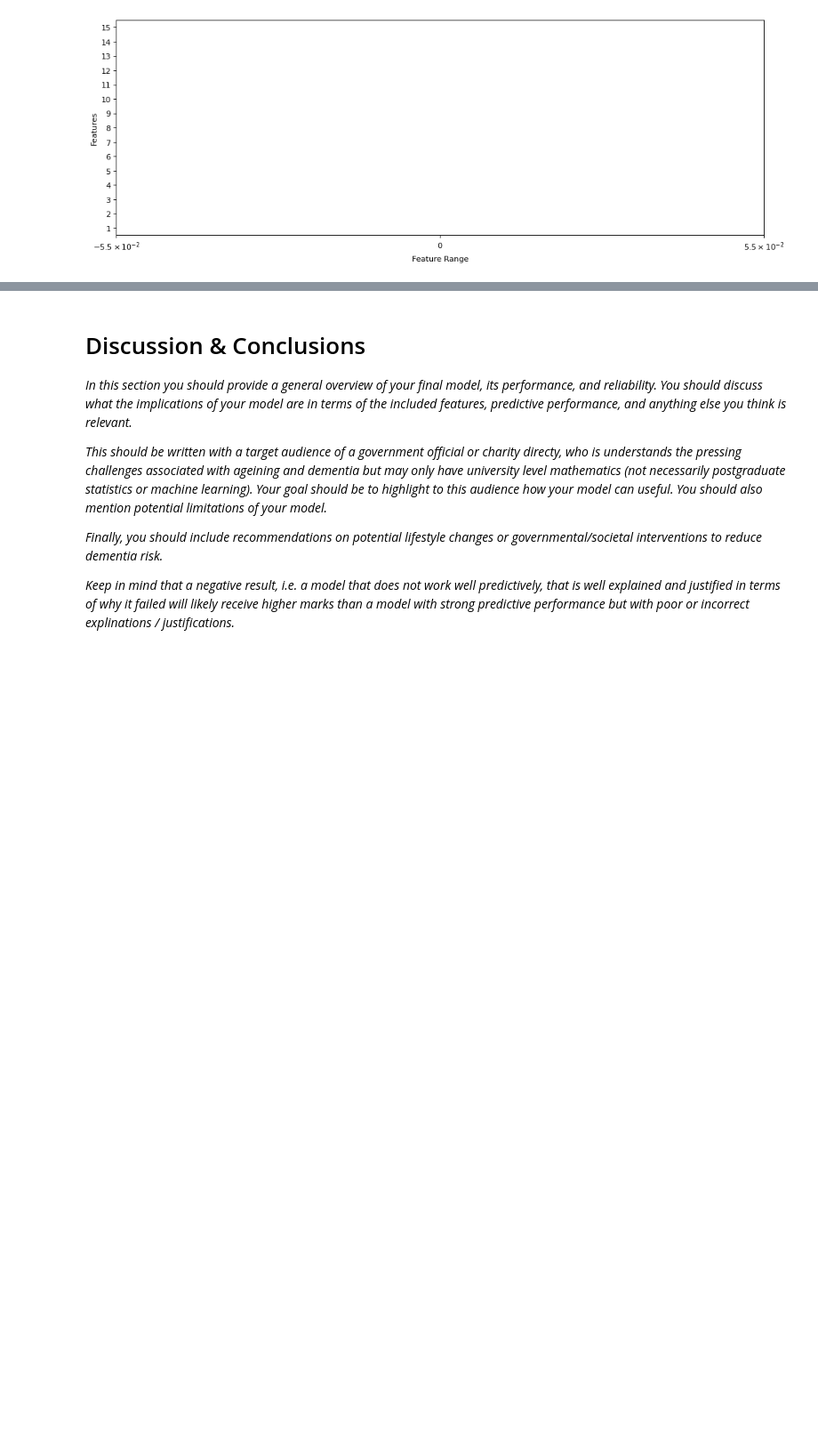
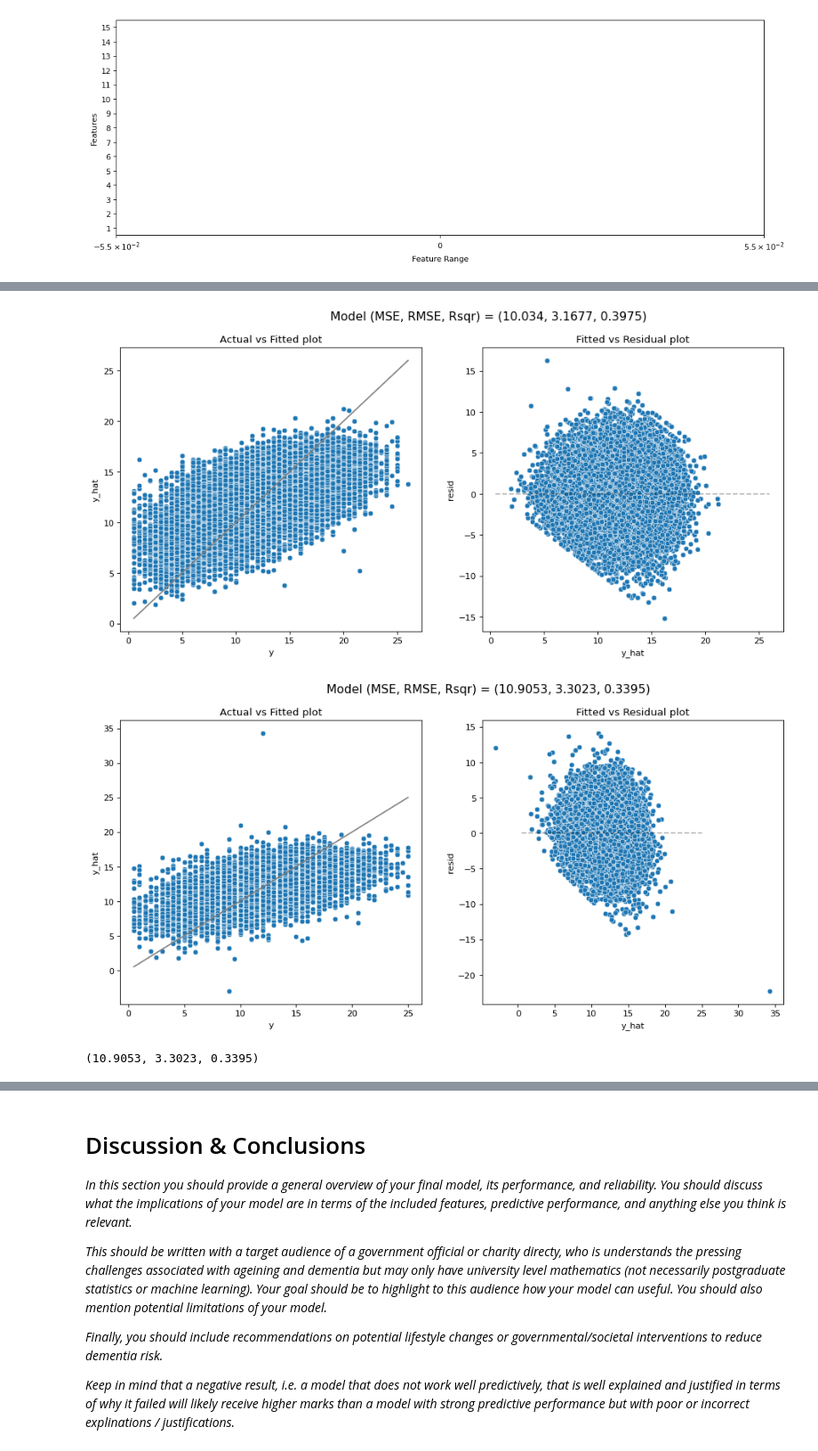
Before and after one commit to ananyajai/mlp_coursework_01, a Jupyter notebook: project1.ipynb, the cells around one changed output, grey strips where cells are left out. Shown at 89% size. Cells and saved outputs as stored; diff of their text form; code cells hidden in the pictures; blank space fills up the shorter version.

Commit message:
attempt at polynomial regression

```diff
--- a/project1.ipynb
+++ b/project1.ipynb
@@ -468,0 +398,35 @@ model_fit(lm, X_test, y_test, plot = True)
+# %%
+X_ = df.drop(['mergeid', 'cogscore'], axis = 1) # Set of features
+y = df['cogscore']
+
+# We shuffle the data so the countries get mixed up
+X_train, X_test, y_train, y_test = train_test_split(X_, y, test_size=0.3, random_state=rng)
+
+pf = PolynomialFeatures(degree=3, interaction_only=True, include_bias=False)
+
+# Overall ML pipeline
+reg_pipe = Pipeline([
+    ("interact", pf),
+    ("model", LinearRegression())
+])
+
+lm_poly = reg_pipe.fit(X_train, y_train)
+
+
+# Model fit on training data
+model_fit(lm_poly, X_train, y_train, plot = True)
+
+# Model fit on test data
+model_fit(lm_poly, X_test, y_test, plot = True)
+
+# print(reg_pipe.named_steps['model'].coef_)
+# print(reg_pipe.steps[2][1].intercept_)
+
+# # Extract the names of the features
+# names_fe1 = reg_pipe['pre_processing'].get_feature_names_out()
+# # print(names_fe1)
+# print(reg_pipe['interact'].get_feature_names_out(names_fe1))
+# %% [output]
+[figure, added]
+[figure, added]
+(10.9053, 3.3023, 0.3395)
```
Also changed, not shown: parts of 14 cells of this notebook.
